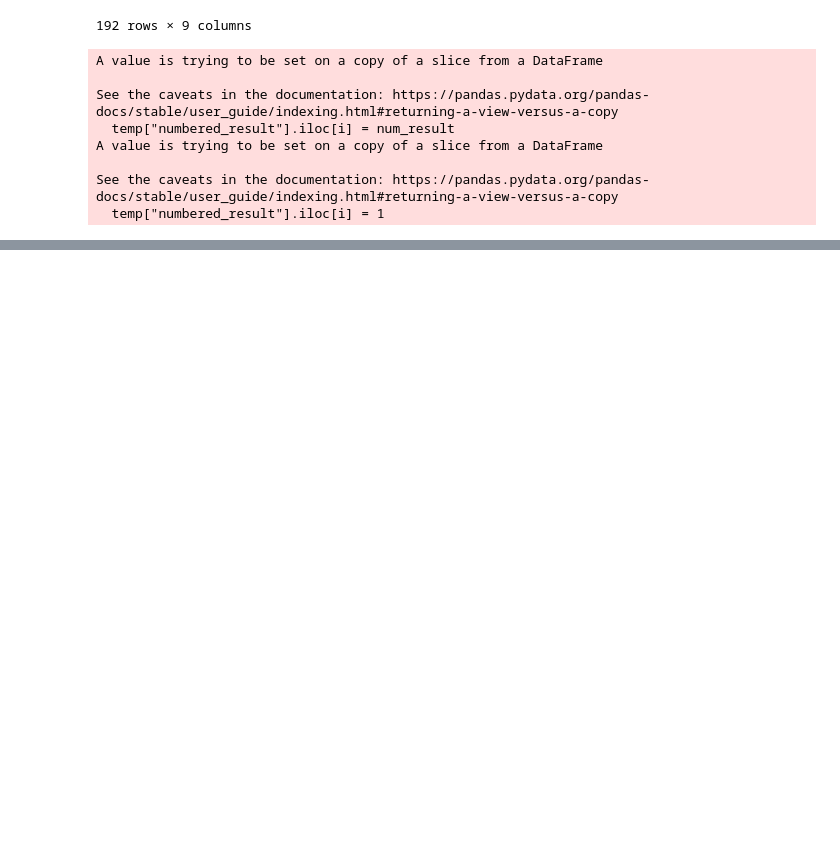
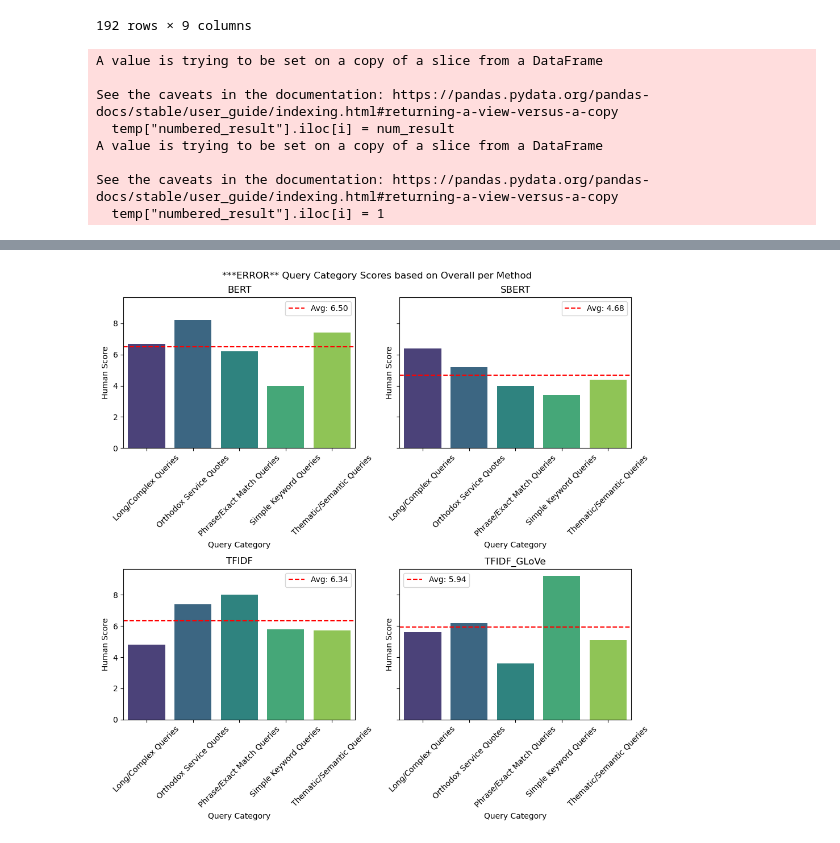
Before and after one commit to cwc09262/psalms-nlp-research, a Jupyter notebook: query_compare/blind_scoring_evaluations.ipynb, the cells around one changed output, grey strips where cells are left out. Saved outputs shown, nothing was run; the diff lists cells and outputs as text; code cells hidden in the pictures; blank space fills up the shorter version.

```diff
--- a/query_compare/blind_scoring_evaluations.ipynb
+++ b/query_compare/blind_scoring_evaluations.ipynb
@@ -221,0 +417,64 @@ scores
+# %%
+import pandas as pd
+import matplotlib.pyplot as plt
+import seaborn as sns
+import math
+
+# Pivot table
+pivot = pd.pivot_table(
+    scores,
+    index=["Method", "Query Category"],
+    values="Human Score",
+    aggfunc='mean'
+).reset_index()
+
+# Unique methods
+methods = pivot['Method'].unique()
+n_methods = len(methods)
+
+# Determine layout: 2 rows
+n_rows = 2
+n_cols = math.ceil(n_methods / n_rows)
+
+# Create subplots
+fig, axes = plt.subplots(n_rows, n_cols, figsize=(5*n_cols, 5*n_rows), sharey=True)
+axes = axes.flatten()  # flatten in case of 2D array
+
+# Plot each method
+for ax, method in zip(axes, methods):
+    subset = pivot[pivot['Method'] == method]
+
+    # Bar plot
+    sns.barplot(
+        data=subset,
+        x='Query Category',
+        y='Human Score',
+        ax=ax,
+        palette='viridis'
+    )
+
+    # Compute overall average for this method
+    method_avg = subset['Human Score'].mean()
+
+    # Add horizontal line
+    ax.axhline(method_avg, color='red', linestyle='--', label=f"Avg: {method_avg:.2f}")
+
+    # Title and labels
+    ax.set_title(method)
+    ax.set_xticklabels(ax.get_xticklabels(), rotation=45)
+    ax.set_xlabel("Query Category")
+    ax.set_ylabel("Human Score")
+
+    # Optional: add legend for the line
+    ax.legend()
+
+
+# Turn off any unused axes
+for ax in axes[n_methods:]:
+    ax.axis('off')
+
+fig.suptitle("***ERROR** Query Category Scores based on Overall per Method")
+plt.tight_layout()
+plt.show()
+# %% [output]
+[figure, added]
```
Also changed, not shown: parts of 21 cells of this notebook, 10 other files.
